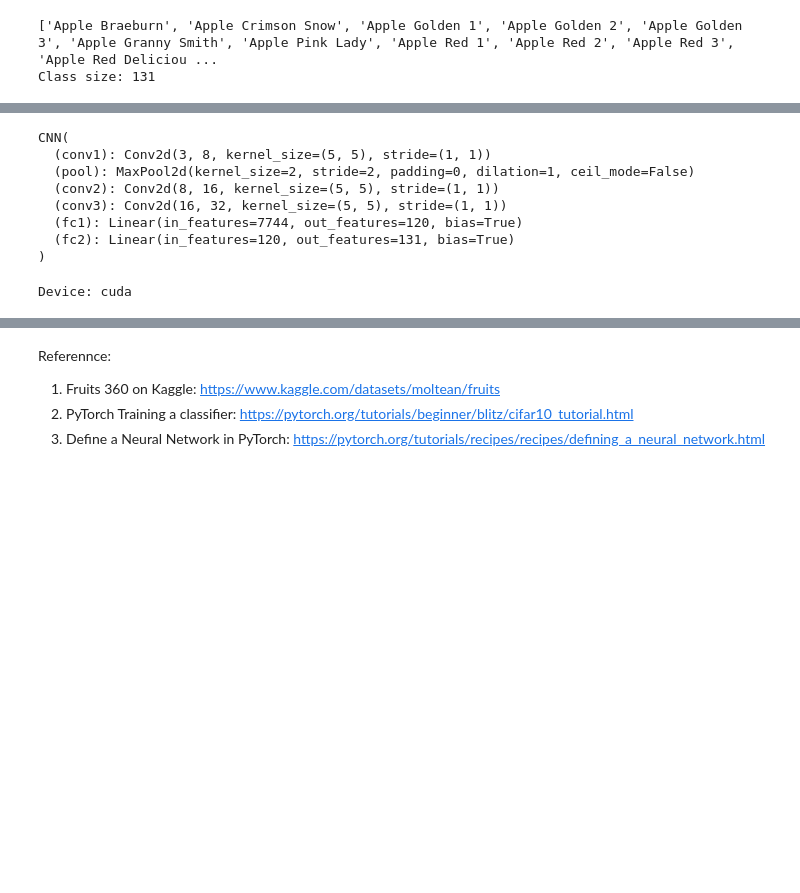
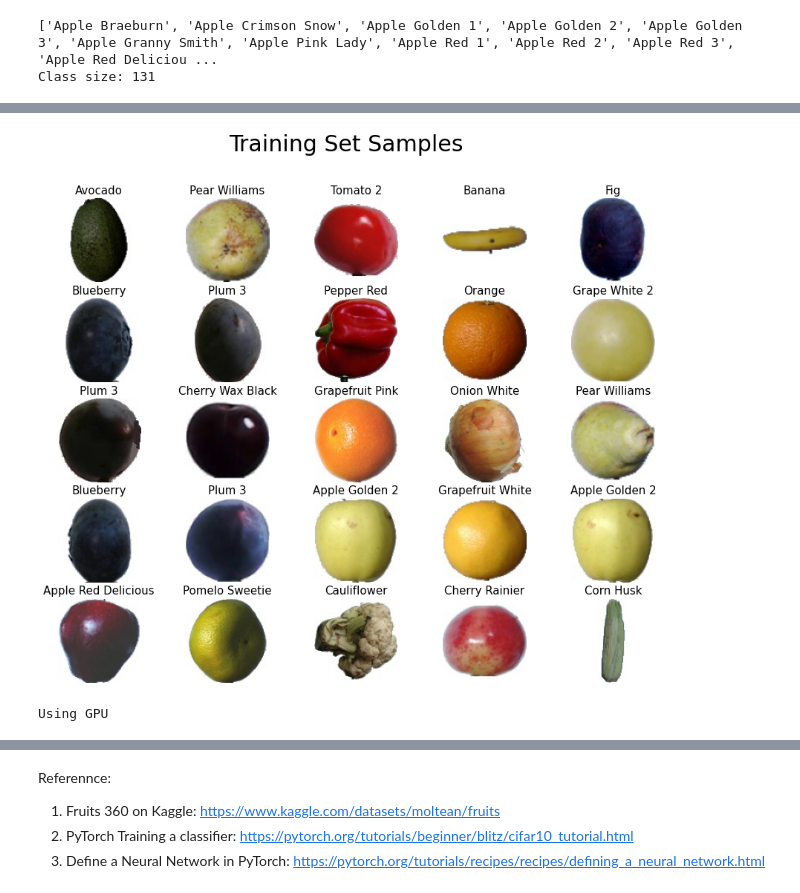
Before and after one commit to JODGEW/Fruit-Classification, a Jupyter notebook: classification.ipynb, the cells around one changed output, grey strips where cells are left out. Cells and saved outputs as stored; diff of their text form; code cells hidden in the pictures; blank space fills up the shorter version.

Commit message:
Update mode

```diff
--- a/classification.ipynb
+++ b/classification.ipynb
@@ -85 +110,28 @@ out-size: torch.Size([3, 1634, 818])
+# %%
+import random
+
+# Function for plotting samples
+def plot_samples(samples):
+    fig, ax = plt.subplots(nrows=5, ncols=5, figsize=(15,12))
+    i = 0
+    for row in range(5):
+         for col in range(5):
+                img = cv2.imread(samples[i][0][0])
+                img = cv2.cvtColor(img, cv2.COLOR_BGR2RGB)
+                ax[row][col].imshow(img)
+                ax[row][col].axis('off')
+                ax[row][col].set_title(samples[i][1], fontsize=15)
+                i+=1
+
+
+rand_samples = []
+for _ in range(25):
+    classes = random.choice(train_set.classes)
+    rand_samples.append([random.sample([os.path.join(path+'/Training/'+classes, filename) for filename in os.listdir(path+'/Training/'+classes)], 1), classes])
+rand_samples[0]
+plot_samples(rand_samples)
+plt.suptitle('Training Set Samples', fontsize=30)
+plt.show()
+# %% [output]
+[figure, added]
 # %%
@@ -108,23 +160,6 @@ class CNN(nn.Module):
 # %%
-net = CNN()
-print(net)
+# net = CNN()
+# print(net)
-# %% [output]
-CNN(
-  (conv1): Conv2d(3, 8, kernel_size=(5, 5), stride=(1, 1))
-  (pool): MaxPool2d(kernel_size=2, stride=2, padding=0, dilation=1, ceil_mode=False)
-  (conv2): Conv2d(8, 16, kernel_size=(5, 5), stride=(1, 1))
-  (conv3): Conv2d(16, 32, kernel_size=(5, 5), stride=(1, 1))
-  (fc1): Linear(in_features=7744, out_features=120, bias=True)
-  (fc2): Linear(in_features=120, out_features=131, bias=True)
-)
 # %%
-import torch.optim as optim
-
-device = torch.device("cuda" if torch.cuda.is_available() else "mps" if torch.backends.mps.is_available() else "cpu")
-print('Device:', device)
-
-model = CNN().to(device)
-criterion = nn.CrossEntropyLoss()
-optimizer = optim.Adam(model.parameters(), lr=0.001, weight_decay=1e-8)
+# device = torch.device("cuda" if torch.cuda.is_available() else "mps" if torch.backends.mps.is_available() else "cpu")
+# print('Device:', device)
-# %% [output]
-Device: cuda
@@ -132,0 +166,6 @@ from earlyStop import EarlyStopping
+# %%
+CUDA = torch.cuda.is_available()
+if CUDA:
+    print(f"Using GPU")
+# %% [output]
+Using GPU
```
Also changed, not shown: parts of 32 cells of this notebook, 2 other files.
